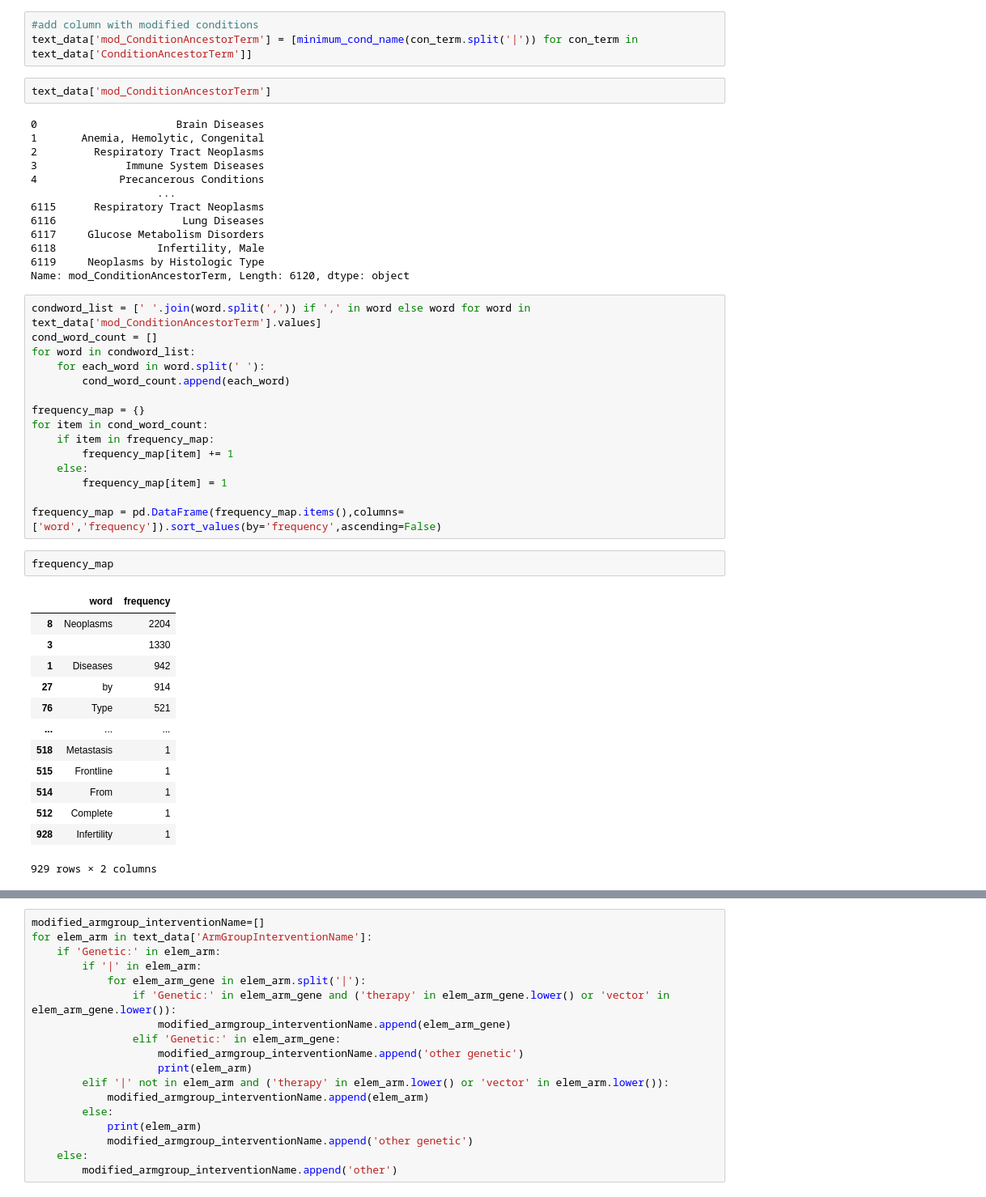
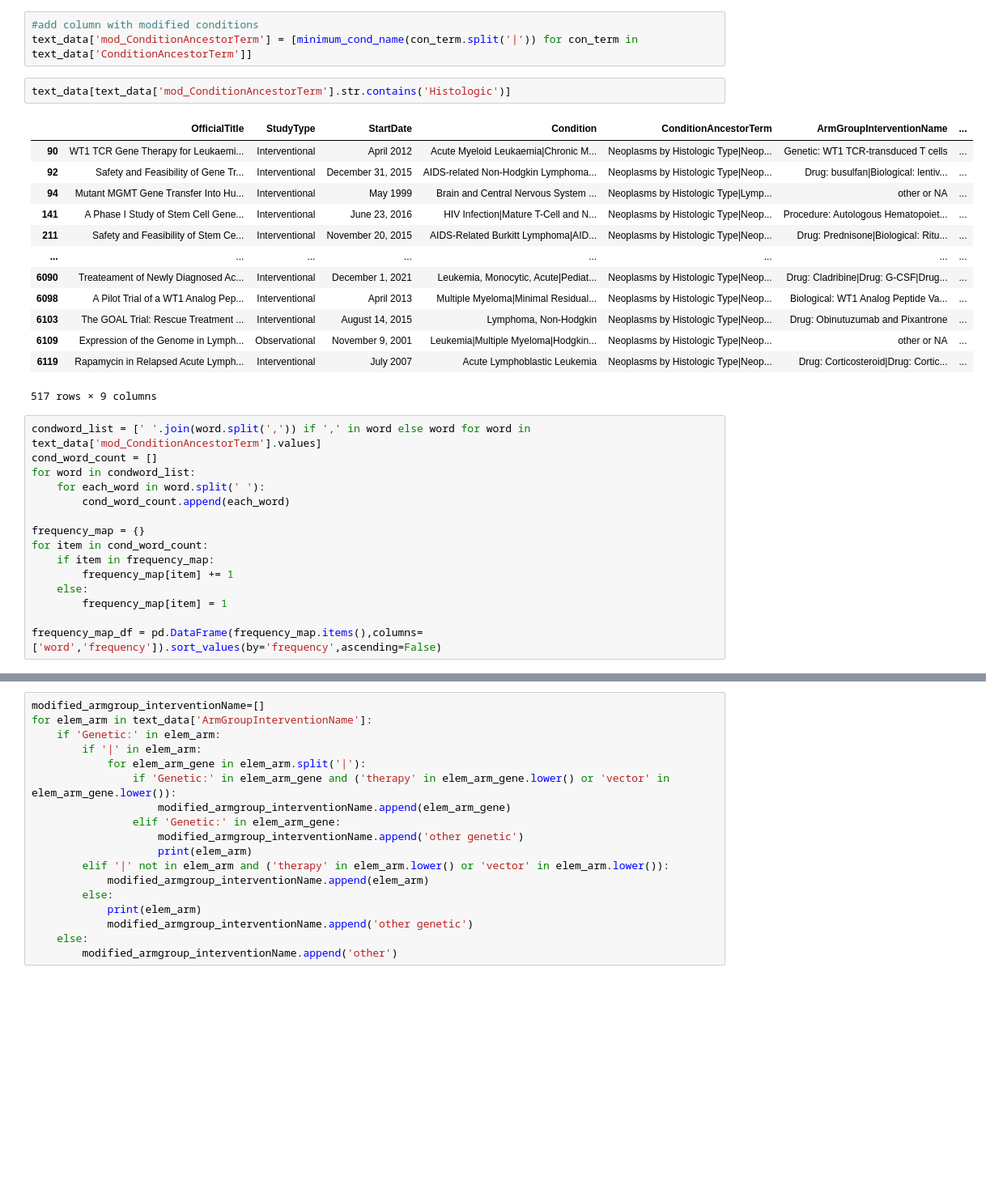
Before and after one commit to hshadman/testrun_, a Jupyter notebook: read_text.ipynb, the cells around one changed output, grey strips where cells are left out. Shown: that part at 81% size. Cells and saved outputs as stored; diff of their text form; blank space fills up the shorter version.

Commit message:
gene therapy

```diff
--- a/read_text.ipynb
+++ b/read_text.ipynb
@@ -73,20 +73,21 @@ def minimum_cond_name(cond_list):
 #add column with modified conditions
 text_data['mod_ConditionAncestorTerm'] = [minimum_cond_name(con_term.split('|')) for con_term in text_data['ConditionAncestorTerm']]
 # %%
-text_data['mod_ConditionAncestorTerm']
+text_data[text_data['mod_ConditionAncestorTerm'].str.contains('Histologic')]
 # %% [output]
+|  | OfficialTitle | StudyType | StartDate | Condition | ConditionAncestorTerm | ArmGroupInterventionName | ... |
+| 90 | WT1 TCR Gene Therapy for Leukaemi... | Interventional | April 2012 | Acute Myeloid Leukaemia|Chronic M... | Neoplasms by Histologic Type|Neop... | Genetic: WT1 TCR-transduced T cells | ... |
+| 92 | Safety and Feasibility of Gene Tr... | Interventional | December 31, 2015 | AIDS-related Non-Hodgkin Lymphoma... | Neoplasms by Histologic Type|Neop... | Drug: busulfan|Biological: lentiv... | ... |
+| 94 | Mutant MGMT Gene Transfer Into Hu... | Interventional | May 1999 | Brain and Central Nervous System ... | Neoplasms by Histologic Type|Lymp... | other or NA | ... |
+| 141 | A Phase I Study of Stem Cell Gene... | Interventional | June 23, 2016 | HIV Infection|Mature T-Cell and N... | Neoplasms by Histologic Type|Neop... | Procedure: Autologous Hematopoiet... | ... |
+| 211 | Safety and Feasibility of Stem Ce... | Interventional | November 20, 2015 | AIDS-Related Burkitt Lymphoma|AID... | Neoplasms by Histologic Type|Neop... | Drug: Prednisone|Biological: Ritu... | ... |
+| ... | ... | ... | ... | ... | ... | ... | ... |
+| 6090 | Treateament of Newly Diagnosed Ac... | Interventional | December 1, 2021 | Leukemia, Monocytic, Acute|Pediat... | Neoplasms by Histologic Type|Neop... | Drug: Cladribine|Drug: G-CSF|Drug... | ... |
+| 6098 | A Pilot Trial of a WT1 Analog Pep... | Interventional | April 2013 | Multiple Myeloma|Minimal Residual... | Neoplasms by Histologic Type|Neop... | Biological: WT1 Analog Peptide Va... | ... |
+| 6103 | The GOAL Trial: Rescue Treatment ... | Interventional | August 14, 2015 | Lymphoma, Non-Hodgkin | Neoplasms by Histologic Type|Neop... | Drug: Obinutuzumab and Pixantrone | ... |
+| 6109 | Expression of the Genome in Lymph... | Observational | November 9, 2001 | Leukemia|Multiple Myeloma|Hodgkin... | Neoplasms by Histologic Type|Neop... | other or NA | ... |
+| 6119 | Rapamycin in Relapsed Acute Lymph... | Interventional | July 2007 | Acute Lymphoblastic Leukemia | Neoplasms by Histologic Type|Neop... | Drug: Corticosteroid|Drug: Cortic... | ... |
-0                      Brain Diseases
-1       Anemia, Hemolytic, Congenital
-2         Respiratory Tract Neoplasms
-3              Immune System Diseases
-4             Precancerous Conditions
-                    ...
-6115      Respiratory Tract Neoplasms
-6116                    Lung Diseases
-6117     Glucose Metabolism Disorders
-6118                Infertility, Male
-6119     Neoplasms by Histologic Type
-Name: mod_ConditionAncestorTerm, Length: 6120, dtype: object
+517 rows × 9 columns
 # %%
 condword_list = [' '.join(word.split(',')) if ',' in word else word for word in text_data['mod_ConditionAncestorTerm'].values]
 cond_word_count = []
@@ -101,20 +102,4 @@ for item in cond_word_count:
     else:
         frequency_map[item] = 1
 
-frequency_map = pd.DataFrame(frequency_map.items(),columns=['word','frequency']).sort_values(by='frequency',ascending=False)
+frequency_map_df = pd.DataFrame(frequency_map.items(),columns=['word','frequency']).sort_values(by='frequency',ascending=False)
-# %%
-frequency_map
-# %% [output]
-|  | word | frequency |
-| 8 | Neoplasms | 2204 |
-| 3 |  | 1330 |
-| 1 | Diseases | 942 |
-| 27 | by | 914 |
-| 76 | Type | 521 |
-| ... | ... | ... |
-| 518 | Metastasis | 1 |
-| 515 | Frontline | 1 |
-| 514 | From | 1 |
-| 512 | Complete | 1 |
-| 928 | Infertility | 1 |
-929 rows × 2 columns
```
Also changed, not shown: parts of 1 cell of this notebook.
